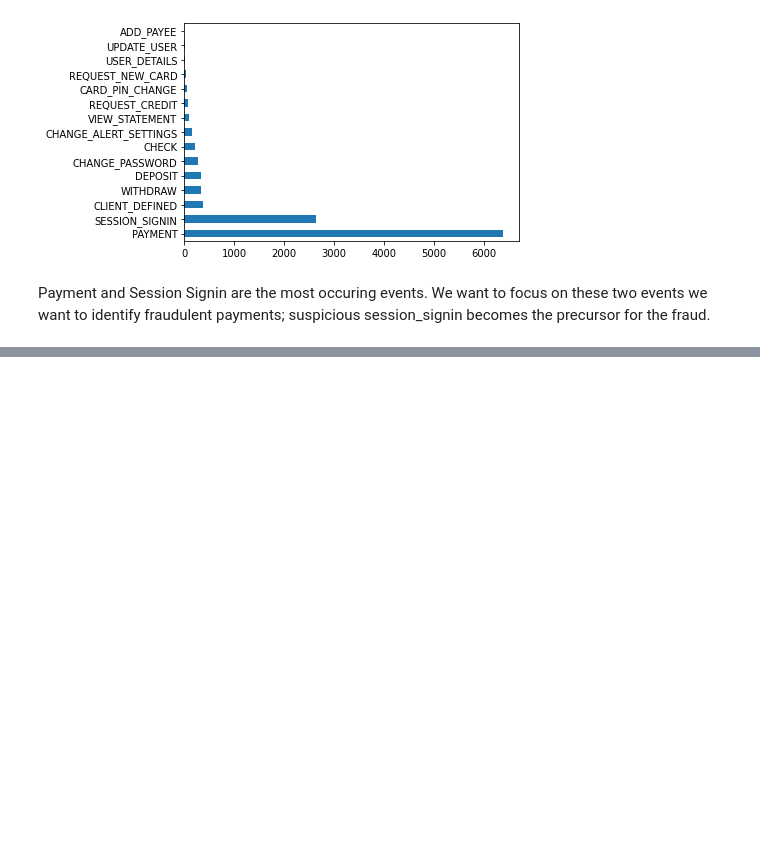
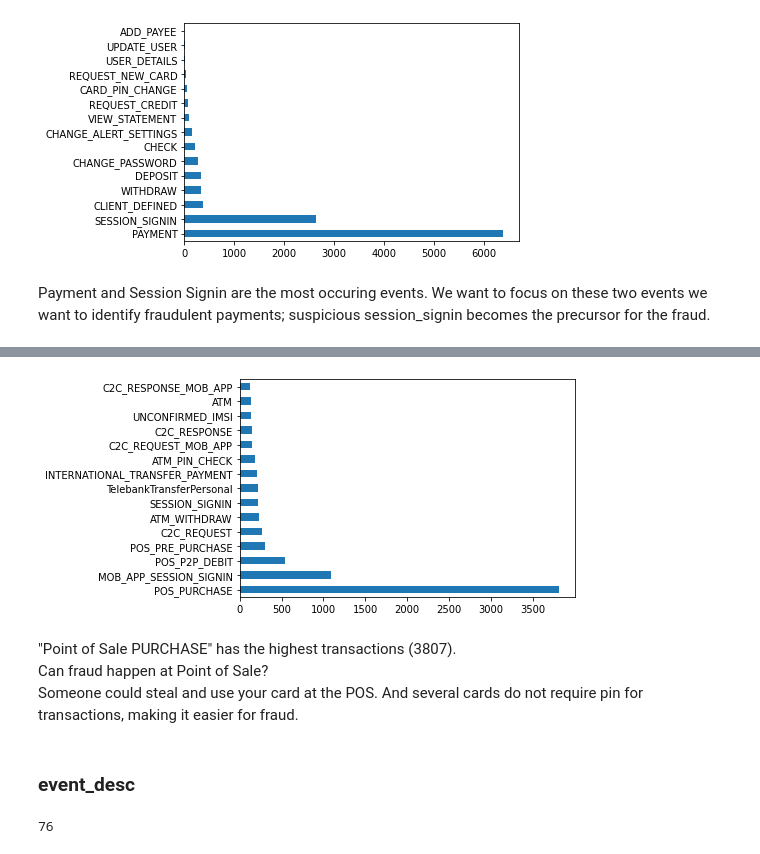
Before and after one commit to Kenrich005/ISB_Datathon_23, a Jupyter notebook: Datathon_ISB_2023_v2.ipynb, the cells around one changed output, grey strips where cells are left out. Cells and saved outputs as stored; diff of their text form; code cells hidden in the pictures; blank space fills up the shorter version.

```diff
--- a/Datathon_ISB_2023_v2.ipynb
+++ b/Datathon_ISB_2023_v2.ipynb
@@ -141,6 +141,3 @@ Timestamp('2022-11-23 19:53:06')
 max(df.event_dttm_Deli) - min(df.event_dttm_Deli)
 # %% [output]
 Timedelta('62 days 02:09:29')
-# %%
-df['weekday'] = df['event_dttm_Deli'].apply(lambda x: x.weekday())
-df['weekday'].value_counts()
@@ -206,0 +217,15 @@ Payment and Session Signin are the most occuring events. We want to focus on the
+# %%
+df.client_defined_event_type_nm.value_counts().nlargest(15).plot(kind='barh');
+# %% [output]
+[figure, added]
+# %% [markdown]
+"Point of Sale PURCHASE" has the highest transactions (3807).
+Can fraud happen at Point of Sale?
+Someone could steal and use your card at the POS. And several cards do not require pin for transactions, making it easier for fraud.
+# %% [markdown]
+### event_desc
+# %%
+# Number of unique event_desc
+df.event_desc.nunique()
+# %% [output]
+76
```
Also changed, not shown: parts of 37 cells of this notebook.
